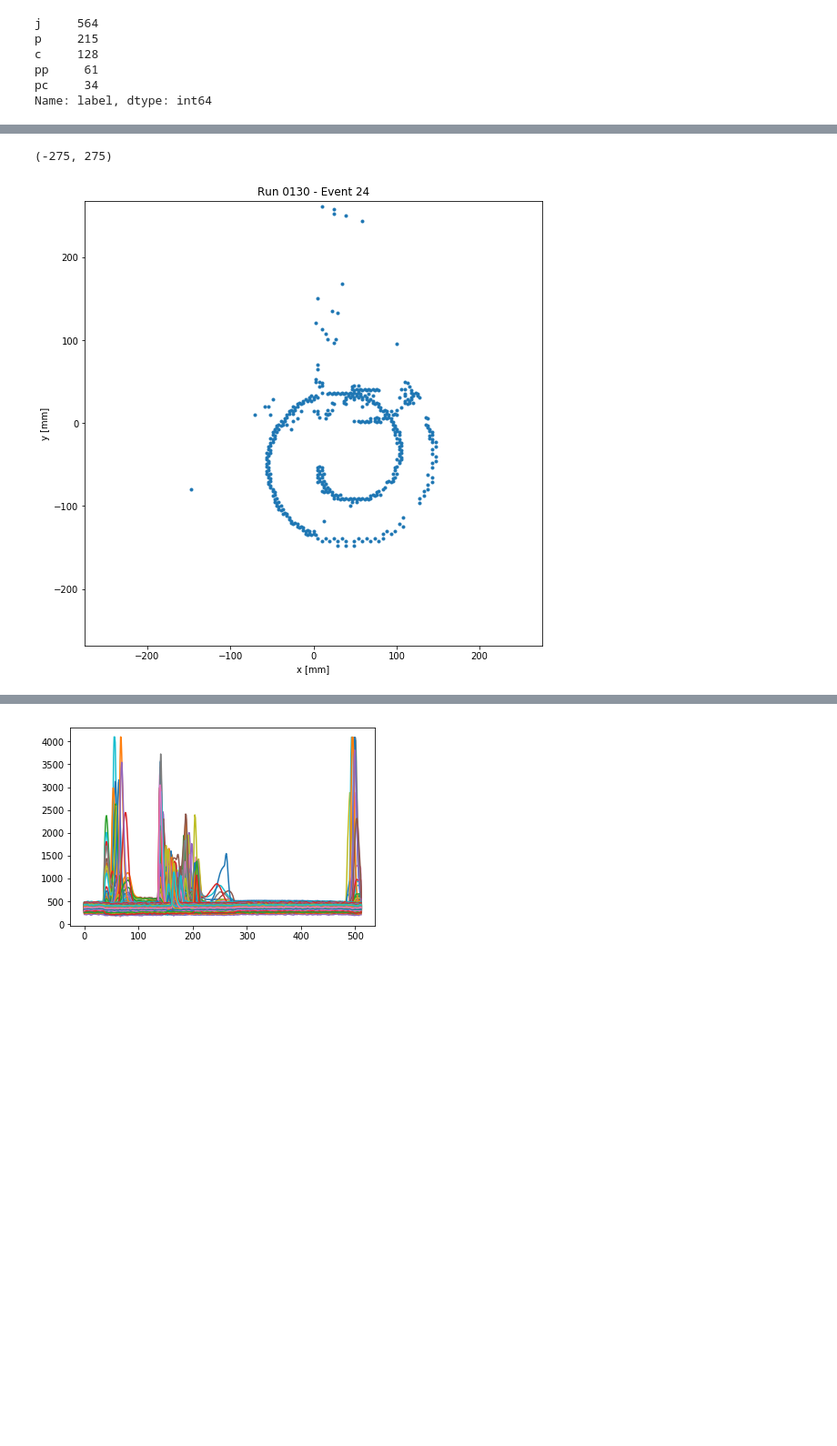
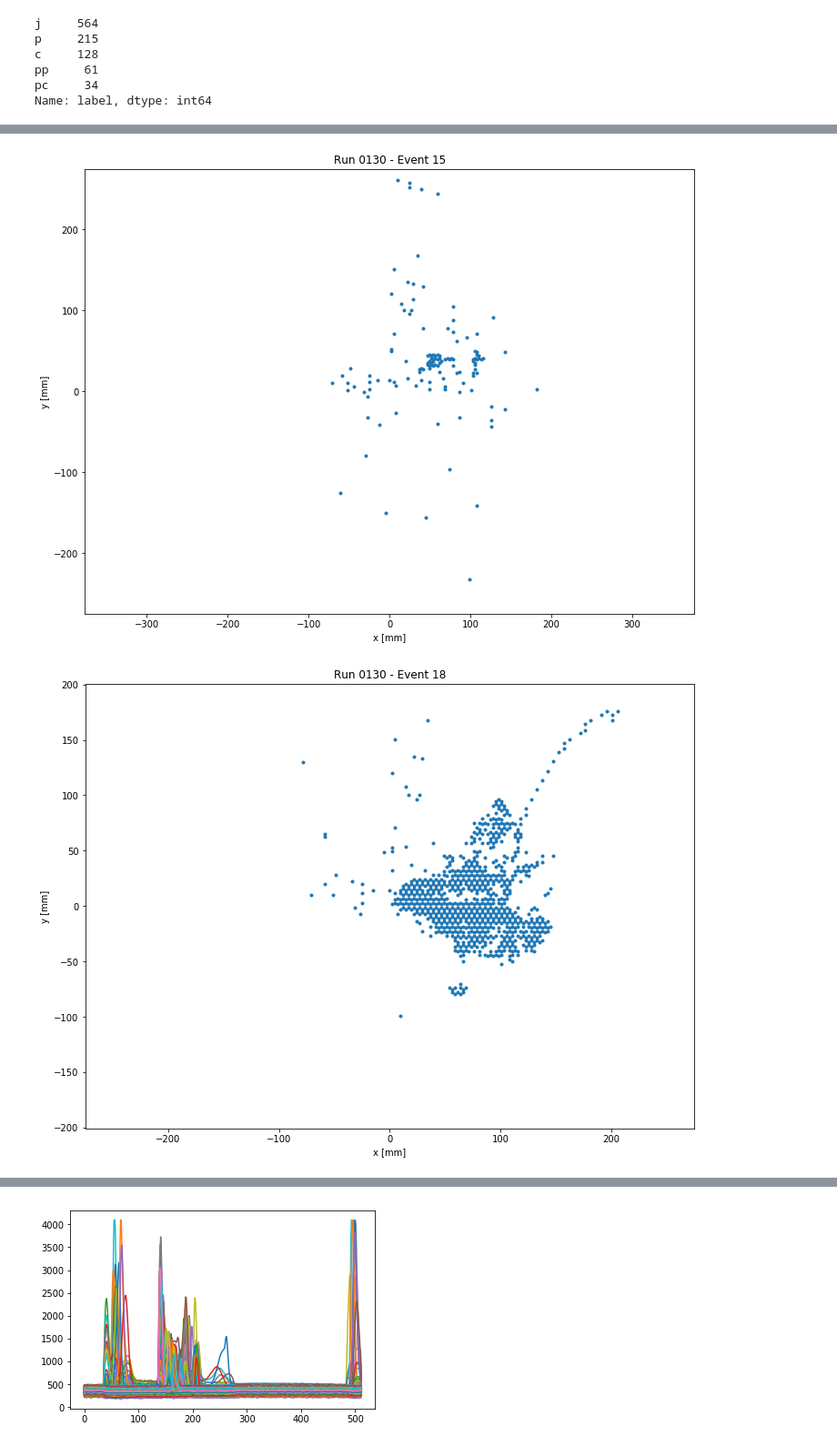
Before and after one commit to jtaylorz/attpc-event-classification, a Jupyter notebook: jupyter-notebooks/real-data-work/VisualizeLabeledData-MPK_testing_z.ipynb, the cells around one changed output, grey strips where cells are left out. Shown: that part at 91% size. Cells and saved outputs as stored; diff of their text form; code cells hidden in the pictures; blank space fills up the shorter version.

```diff
--- a/jupyter-notebooks/real-data-work/VisualizeLabeledData-MPK_testing_z.ipynb
+++ b/jupyter-notebooks/real-data-work/VisualizeLabeledData-MPK_testing_z.ipynb
@@ -101,23 +134,31 @@ ax2.set_zlim(0., 2000.)
 # %%
-i += 1
+# import matplotlib
+# font = {'family' : 'normal',
+#         'weight' : 'regular',
+#         'size'   : 24}
 
-print(p_indices[i])
-#specific event
-evt = file[p_indices[i]]
+# matplotlib.rc('font', **font)
 
-#xyzs = evt.xyzs(peaks_only=True, drift_vel=np.array([-0.0603573 , -0.55178666, -5.14005679]), clock=12.5, return_pads=True, baseline_correction=True, cg_times=True)
-xyzs = evt.xyzs(peaks_only=True, return_pads=True, baseline_correction=True, cg_times=True)
+evtIDs = [15, 18, 25, 36, 37, 42, 106, 217, 240, 246, 264, 454]
 
-fig, ax = plt.subplots(1, 1, figsize=(9, 9))
+for i in evtIDs:
+    print(i)
+    #specific event
+    evt = file[i]
 
-ax.plot(xyzs[:,0], xyzs[:,1], '.')
-ax.axis('equal')
+    #xyzs = evt.xyzs(peaks_only=True, drift_vel=np.array([-0.0603573 , -0.55178666, -5.14005679]), clock=12.5, return_pads=True, baseline_correction=True, cg_times=True)
+    xyzs = evt.xyzs(peaks_only=True, return_pads=True, baseline_correction=True, cg_times=True)
 
-ax.set_xlabel('x [mm]')
-ax.set_ylabel('y [mm]')
-ax.set_title('Run 0130 - Event ' + str(p_indices[i]))
-ax.set_xlim((-275, 275))
-ax.set_ylim((-275, 275))
+    fig, ax = plt.subplots(1, 1, figsize=(12, 9))
 
-#plt.savefig('../plots/events/event_examples/run_0130_evt_' + str(p_indices[i]) + '.pdf')
+    ax.plot(xyzs[:,0], xyzs[:,1], '.')
+    ax.axis('equal')
+
+    ax.set_xlabel('x [mm]')
+    ax.set_ylabel('y [mm]')
+    ax.set_title('Run 0130 - Event ' + str(i))
+    ax.set_xlim((-275, 275))
+    ax.set_ylim((-275, 275))
+
+    #plt.savefig('../../plots/events/event_examples/largerfont/run_0130_evt_' + str(i) + '.pdf')
 # %% [output]
@@ -125,2 +177,2 @@ ax.set_ylim((-275, 275))
-(-275, 275)
-[figure, old version]
+[figure, new version]
+[figure, added]
```
Also changed, not shown: parts of 5 cells of this notebook, 6 other files.
